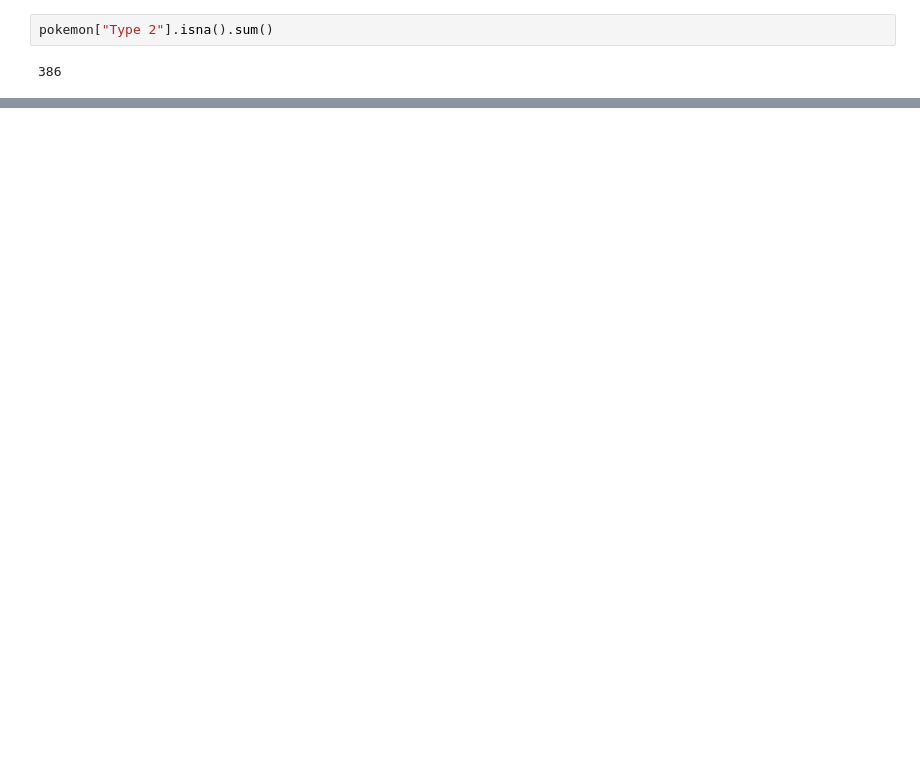
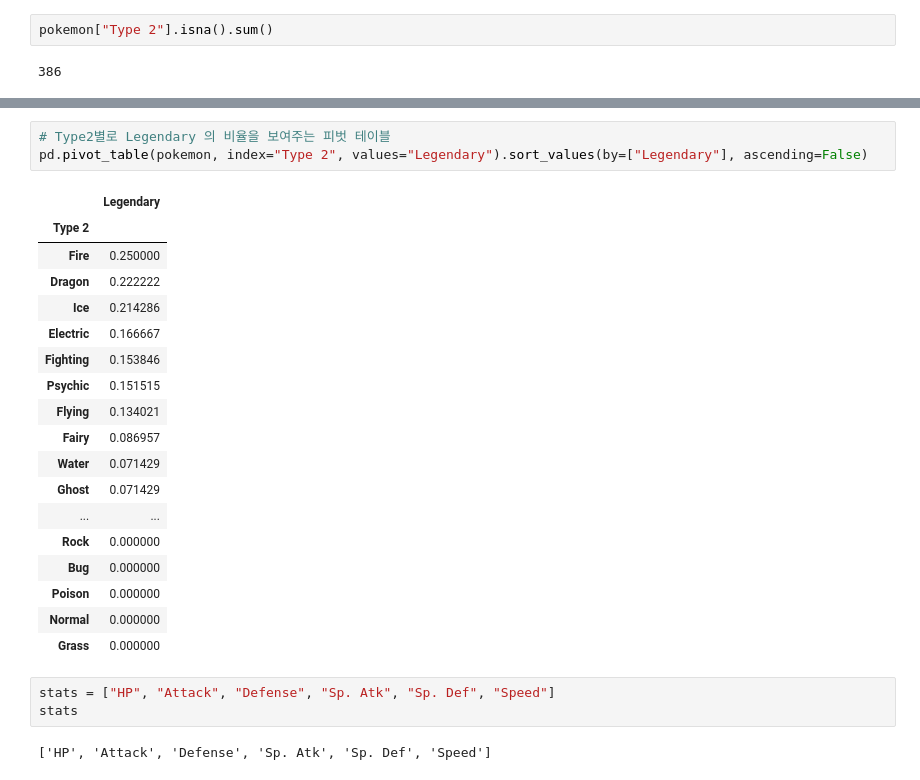
Before and after one commit to mingikim1998/modu_AI_basics, a Jupyter notebook: 1016_pokemon.ipynb, the cells around one changed output, grey strips where cells are left out. Drawn from its saved outputs; the diff is of its cells as text; blank space fills up the shorter version.

```diff
--- a/1016_pokemon.ipynb
+++ b/1016_pokemon.ipynb
@@ -112,0 +163,27 @@ pokemon["Type 2"].isna().sum()
+# %%
+# Type2별로 Legendary 의 비율을 보여주는 피벗 테이블
+pd.pivot_table(pokemon, index="Type 2", values="Legendary").sort_values(by=["Legendary"], ascending=False)
+# %% [output]
+|  | Legendary |
+| Type 2 |  |
+| Fire | 0.250000 |
+| Dragon | 0.222222 |
+| Ice | 0.214286 |
+| Electric | 0.166667 |
+| Fighting | 0.153846 |
+| Psychic | 0.151515 |
+| Flying | 0.134021 |
+| Fairy | 0.086957 |
+| Water | 0.071429 |
+| Ghost | 0.071429 |
+| ... | ... |
+| Rock | 0.000000 |
+| Bug | 0.000000 |
+| Poison | 0.000000 |
+| Normal | 0.000000 |
+| Grass | 0.000000 |
+# %%
+stats = ["HP", "Attack", "Defense", "Sp. Atk", "Sp. Def", "Speed"]
+stats
+# %% [output]
+['HP', 'Attack', 'Defense', 'Sp. Atk', 'Sp. Def', 'Speed']
```
Also changed, not shown: parts of 9 cells of this notebook.
